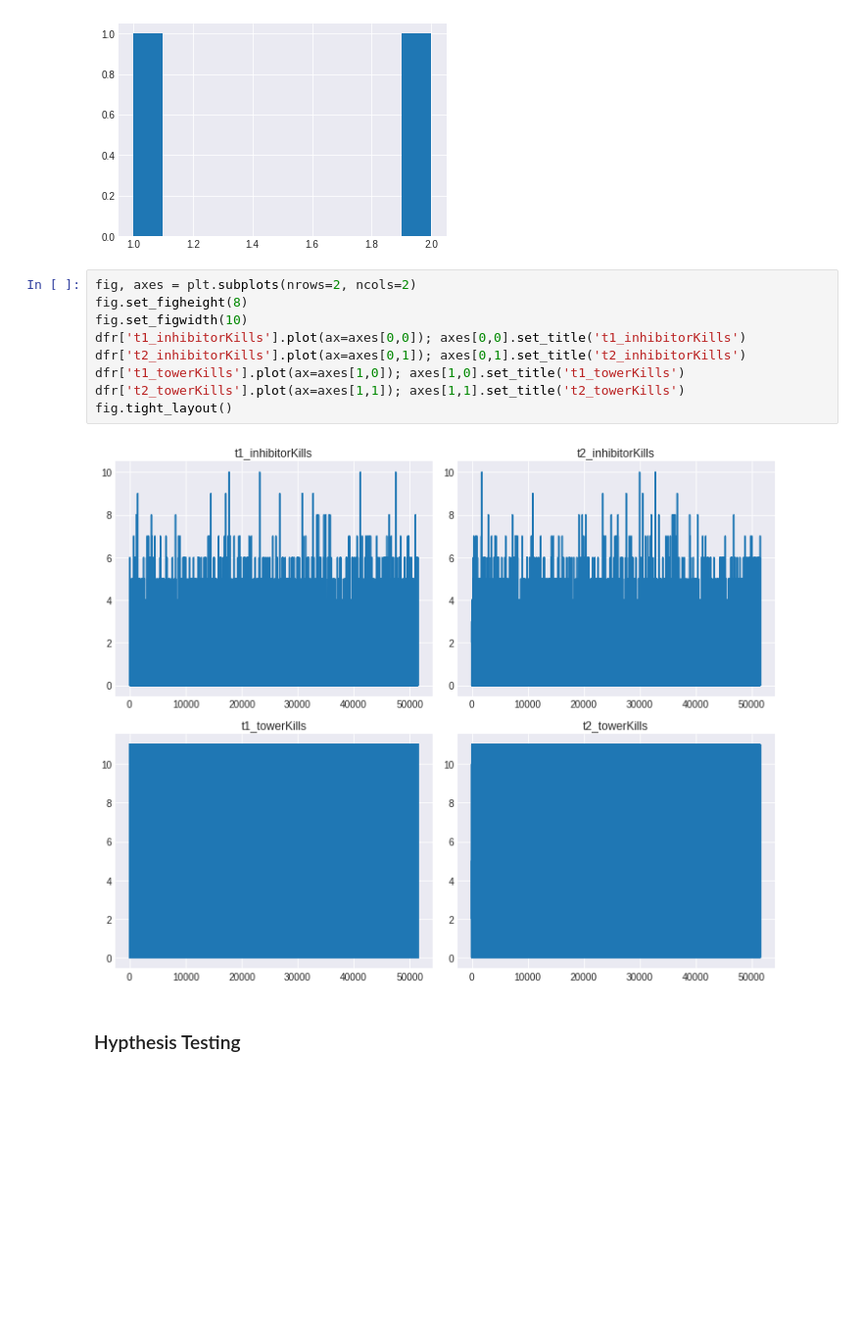
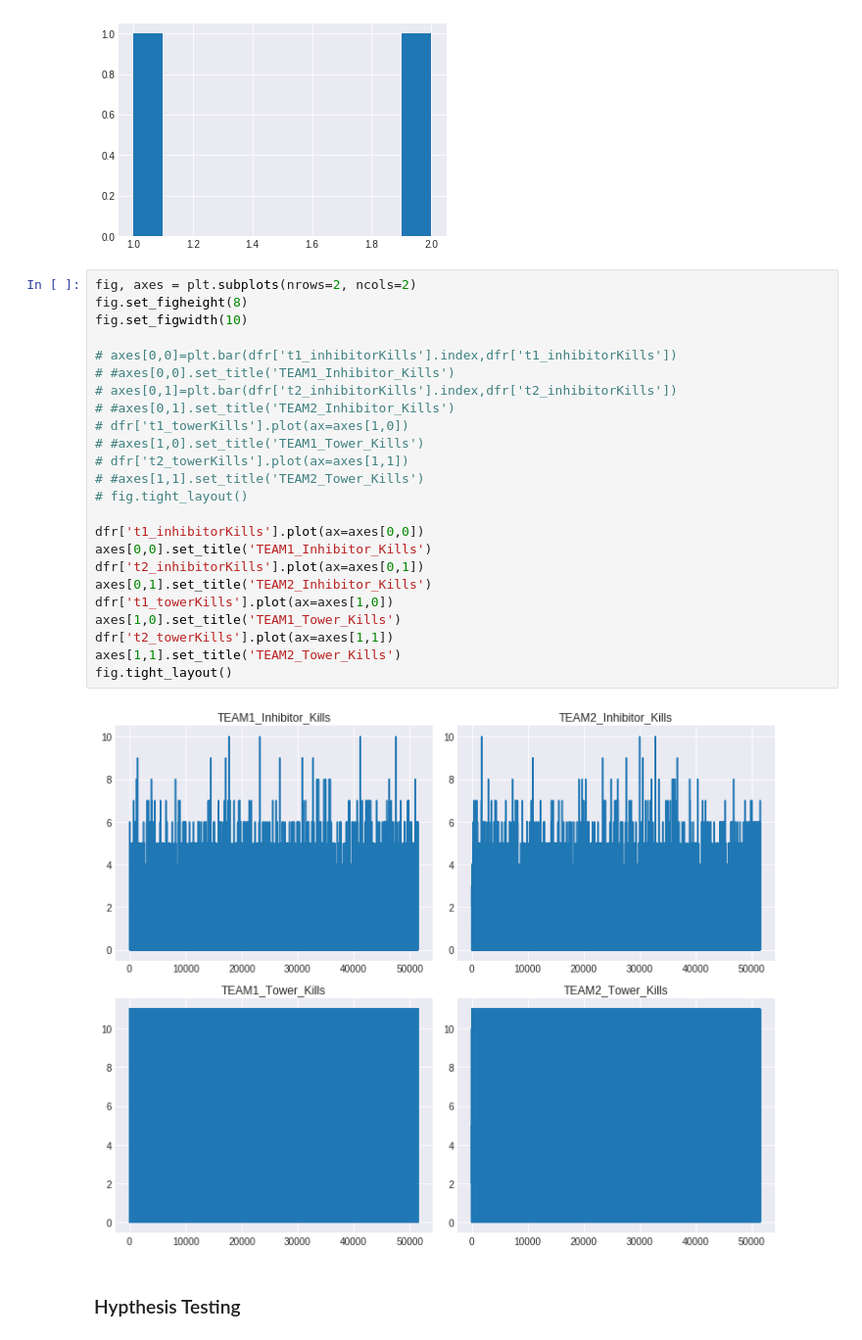
Before and after one commit to ehi58/League_of_Legends, a Jupyter notebook: League_of_Legends.ipynb, the cells around one changed output. Shown at 98% size. Drawn from its saved outputs; the diff is of its cells as text; blank space fills up the shorter version.

```diff
--- a/League_of_Legends.ipynb
+++ b/League_of_Legends.ipynb
@@ -411,14 +526,29 @@ plt.hist((winner_team.index))
 # %%
 fig, axes = plt.subplots(nrows=2, ncols=2)
 fig.set_figheight(8)
 fig.set_figwidth(10)
-dfr['t1_inhibitorKills'].plot(ax=axes[0,0]); axes[0,0].set_title('t1_inhibitorKills')
-dfr['t2_inhibitorKills'].plot(ax=axes[0,1]); axes[0,1].set_title('t2_inhibitorKills')
-dfr['t1_towerKills'].plot(ax=axes[1,0]); axes[1,0].set_title('t1_towerKills')
-dfr['t2_towerKills'].plot(ax=axes[1,1]); axes[1,1].set_title('t2_towerKills')
+
+# axes[0,0]=plt.bar(dfr['t1_inhibitorKills'].index,dfr['t1_inhibitorKills'])
+# #axes[0,0].set_title('TEAM1_Inhibitor_Kills')
+# axes[0,1]=plt.bar(dfr['t2_inhibitorKills'].index,dfr['t2_inhibitorKills'])
+# #axes[0,1].set_title('TEAM2_Inhibitor_Kills')
+# dfr['t1_towerKills'].plot(ax=axes[1,0])
+# #axes[1,0].set_title('TEAM1_Tower_Kills')
+# dfr['t2_towerKills'].plot(ax=axes[1,1])
+# #axes[1,1].set_title('TEAM2_Tower_Kills')
+# fig.tight_layout()
+
+dfr['t1_inhibitorKills'].plot(ax=axes[0,0])
+axes[0,0].set_title('TEAM1_Inhibitor_Kills')
+dfr['t2_inhibitorKills'].plot(ax=axes[0,1])
+axes[0,1].set_title('TEAM2_Inhibitor_Kills')
+dfr['t1_towerKills'].plot(ax=axes[1,0])
+axes[1,0].set_title('TEAM1_Tower_Kills')
+dfr['t2_towerKills'].plot(ax=axes[1,1])
+axes[1,1].set_title('TEAM2_Tower_Kills')
 fig.tight_layout()
 # %% [output]
-[figure, old version]
+[figure, new version]
 # %% [markdown]
 ### Hypthesis Testing
 # %% [markdown]
```
Also changed, not shown: parts of 89 cells of this notebook.
